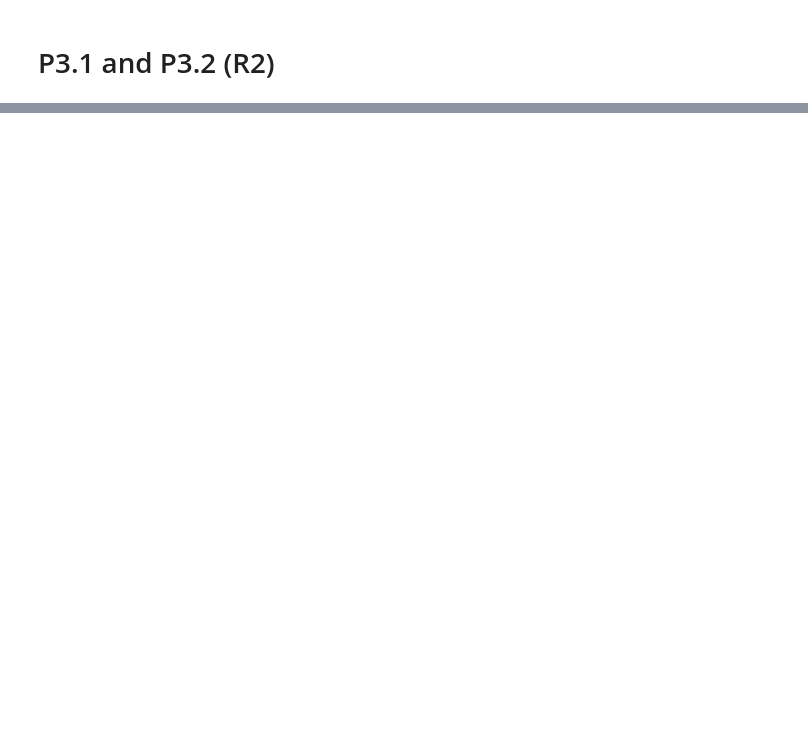
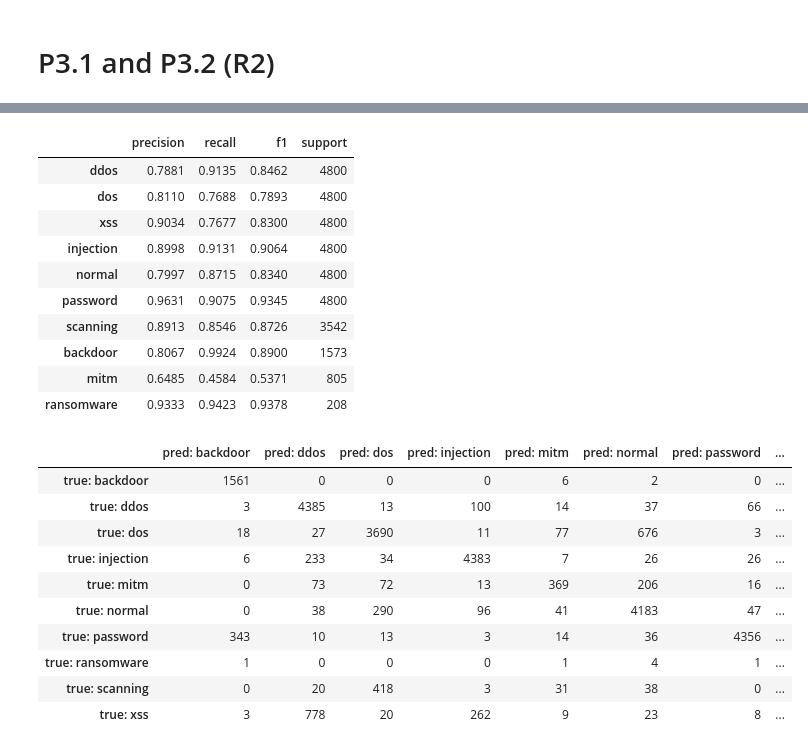
Before and after one commit to lxmfran/Practice_ML, a Jupyter notebook: notebooks/p3_cyber.ipynb, the cells around one changed output, grey strips where cells are left out. Cells and saved outputs as stored; diff of their text form; code cells hidden in the pictures; blank space fills up the shorter version.

```diff
--- a/notebooks/p3_cyber.ipynb
+++ b/notebooks/p3_cyber.ipynb
@@ -25,0 +609,17 @@ Primary metric: **macro F1**, on the canonical `cyber_folds.csv` assignment.
+# %%
+# Multinomial logistic regression
+from sklearn.linear_model import LogisticRegression
+
+# Metrics: accuracy, F1, confusion matrix and per-class precision/recall/F1/support
+from sklearn.metrics import accuracy_score, confusion_matrix, f1_score
+from sklearn.metrics import precision_recall_fscore_support
+
+# Fixed settings, written once here before any model is built
+
+# scikit-learn's C is the INVERSE regularisation strength, NOT the number of classes
+# Infinity means the penalty term is removed completely
+C_SKLEARN_UNREGULARISED = np.inf
+# Maximum number of solver iterations: only so the solver can finish, not a modelling choice
+MAX_ITER = 5000
+# Tolerance for the numerical checks (obtained from Unit 7 notebook)
+ATOL_PRED = 1e-9
@@ -25,0 +763,56 @@ Primary metric: **macro F1**, on the canonical `cyber_folds.csv` assignment.
+# %%
+# Per-class metrics computed on the out-of-fold predictions (each row predicted by a model
+# that did not train on it). labels=CLASS_CODES fixes the order of the classes.
+# zero_division=0: if a class is never predicted, its precision is 0 instead of an error
+precision, recall, f1, support = precision_recall_fscore_support(y_true, oof_pred, labels=CLASS_CODES, zero_division=0)
+
+# One row per class, with its support beside the three metrics
+per_class = pd.DataFrame({
+    "precision": precision,
+    "recall": recall,
+    "f1": f1,
+    "support": support,
+}, index = class_names)
+
+# Sort by support so the rare classes are easy to find at the bottom
+per_class = per_class.sort_values("support", ascending=False)
+display(per_class.round(4))
+
+# Confusion matrix: rows = true class, columns = predicted class, same order as CLASS_CODES
+cm = confusion_matrix(y_true, oof_pred, labels=CLASS_CODES)
+
+# Labels for rows and columns, so the table can be read without remembering the codes
+row_labels = []
+col_labels = []
+for name in class_names:
+    row_labels.append("true: " + name)
+    col_labels.append("pred: " + name)
+
+cm_table = pd.DataFrame(cm, index=row_labels, columns=col_labels)
+display(cm_table)
+
+# Safety check: the matrix must count every development row exactly once
+assert cm.sum() == len(y_true)
+# %% [output]
+|  | precision | recall | f1 | support |
+| ddos | 0.7881 | 0.9135 | 0.8462 | 4800 |
+| dos | 0.8110 | 0.7688 | 0.7893 | 4800 |
+| xss | 0.9034 | 0.7677 | 0.8300 | 4800 |
+| injection | 0.8998 | 0.9131 | 0.9064 | 4800 |
+| normal | 0.7997 | 0.8715 | 0.8340 | 4800 |
+| password | 0.9631 | 0.9075 | 0.9345 | 4800 |
+| scanning | 0.8913 | 0.8546 | 0.8726 | 3542 |
+| backdoor | 0.8067 | 0.9924 | 0.8900 | 1573 |
+| mitm | 0.6485 | 0.4584 | 0.5371 | 805 |
+| ransomware | 0.9333 | 0.9423 | 0.9378 | 208 |
+|  | pred: backdoor | pred: ddos | pred: dos | pred: injection | pred: mitm | pred: normal | pred: password | ... |
+| true: backdoor | 1561 | 0 | 0 | 0 | 6 | 2 | 0 | ... |
+| true: ddos | 3 | 4385 | 13 | 100 | 14 | 37 | 66 | ... |
+| true: dos | 18 | 27 | 3690 | 11 | 77 | 676 | 3 | ... |
+| true: injection | 6 | 233 | 34 | 4383 | 7 | 26 | 26 | ... |
+| true: mitm | 0 | 73 | 72 | 13 | 369 | 206 | 16 | ... |
+| true: normal | 0 | 38 | 290 | 96 | 41 | 4183 | 47 | ... |
+| true: password | 343 | 10 | 13 | 3 | 14 | 36 | 4356 | ... |
+| true: ransomware | 1 | 0 | 0 | 0 | 1 | 4 | 1 | ... |
+| true: scanning | 0 | 20 | 418 | 3 | 31 | 38 | 0 | ... |
+| true: xss | 3 | 778 | 20 | 262 | 9 | 23 | 8 | ... |
```
Also changed, not shown: parts of 70 cells of this notebook, 4 other files.
